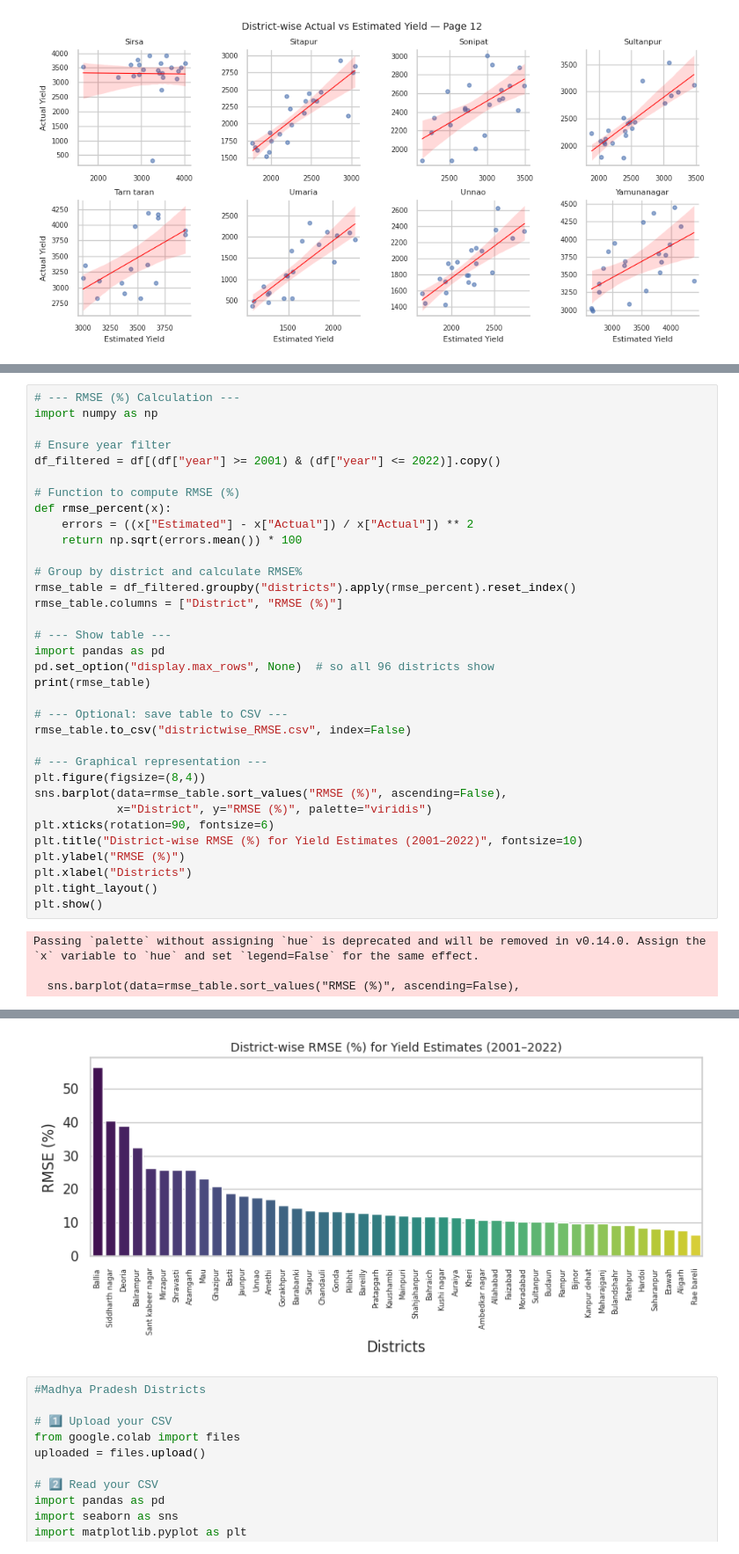
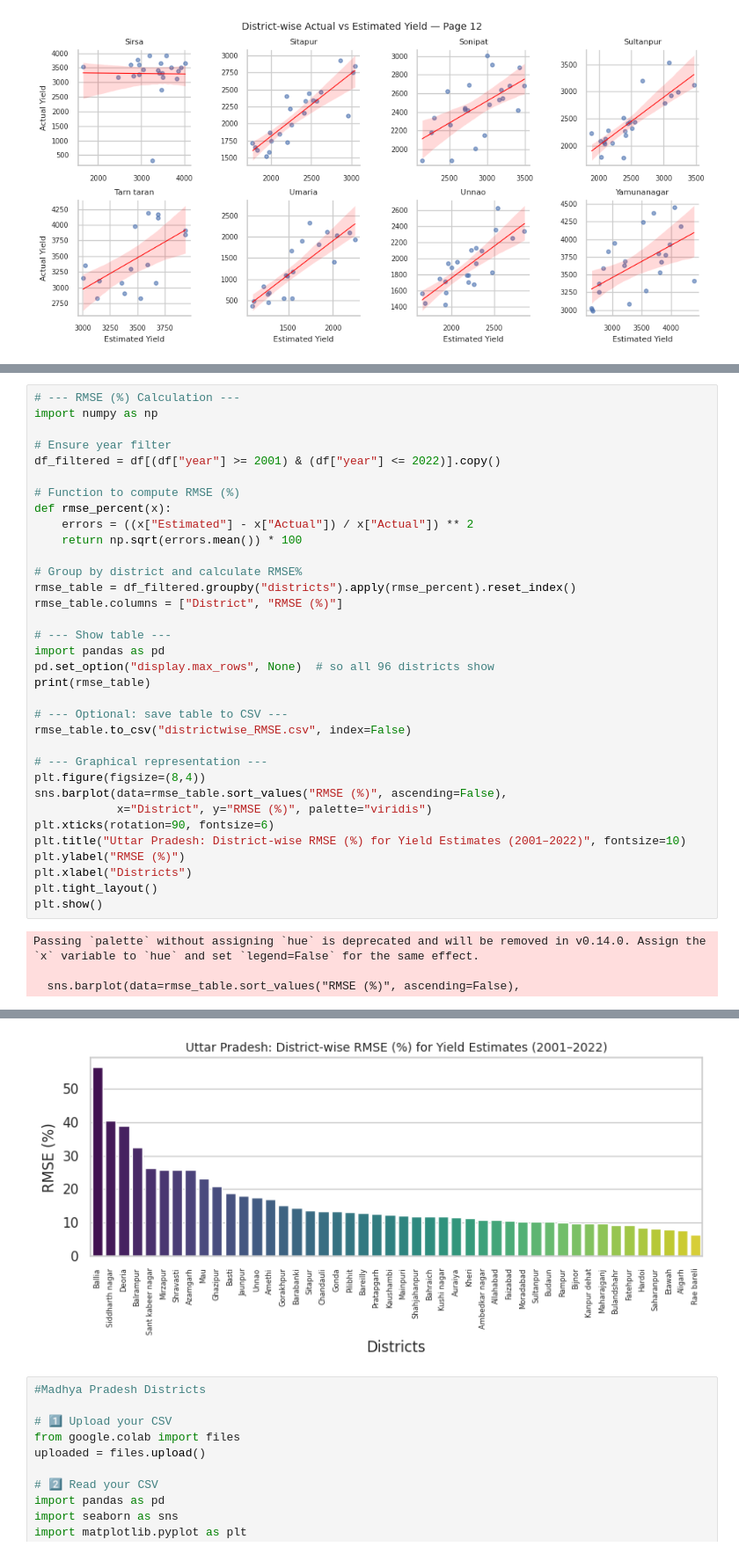
Before and after one commit to RajeshworM/Yield_Modelling_Automation, a Jupyter notebook: district_scatter.ipynb, the cells around one changed output, grey strips where cells are left out. Shown at 88% size. Saved outputs shown, nothing was run; the diff lists cells and outputs as text.

```diff
--- a/district_scatter.ipynb
+++ b/district_scatter.ipynb
@@ -159,35 +159,35 @@ rmse_table.to_csv("districtwise_RMSE.csv", index=False)
 # --- Graphical representation ---
 plt.figure(figsize=(8,4))
 sns.barplot(data=rmse_table.sort_values("RMSE (%)", ascending=False),
             x="District", y="RMSE (%)", palette="viridis")
 plt.xticks(rotation=90, fontsize=6)
-plt.title("District-wise RMSE (%) for Yield Estimates (2001–2022)", fontsize=10)
+plt.title("Uttar Pradesh: District-wise RMSE (%) for Yield Estimates (2001–2022)", fontsize=10)
 plt.ylabel("RMSE (%)")
 plt.xlabel("Districts")
 plt.tight_layout()
 plt.show()
 # %% [output]
 Passing `palette` without assigning `hue` is deprecated and will be removed in v0.14.0. Assign the `x` variable to `hue` and set `legend=False` for the same effect.
 
   sns.barplot(data=rmse_table.sort_values("RMSE (%)", ascending=False),
              District   RMSE (%)
 0             Aligarh   7.750320
 1           Allahabad  10.769954
 2      Ambedkar nagar  10.951845
 3              Amethi  16.938126
 4             Auraiya  11.542720
 5            Azamgarh  25.801373
 6            Bahraich  11.935782
 7              Ballia  56.293304
 8           Balrampur  32.430124
 9           Barabanki  14.349993
 10           Bareilly  12.906984
 ... (31 lines left out)
 42    Siddharth nagar  40.441662
 43            Sitapur  13.798579
 44          Sultanpur  10.445475
 45              Unnao  17.553122
-[figure, old version]
+[figure, new version]
 # %%
 #Madhya Pradesh Districts
 
```
Also changed, not shown: parts of 1 cell of this notebook.
